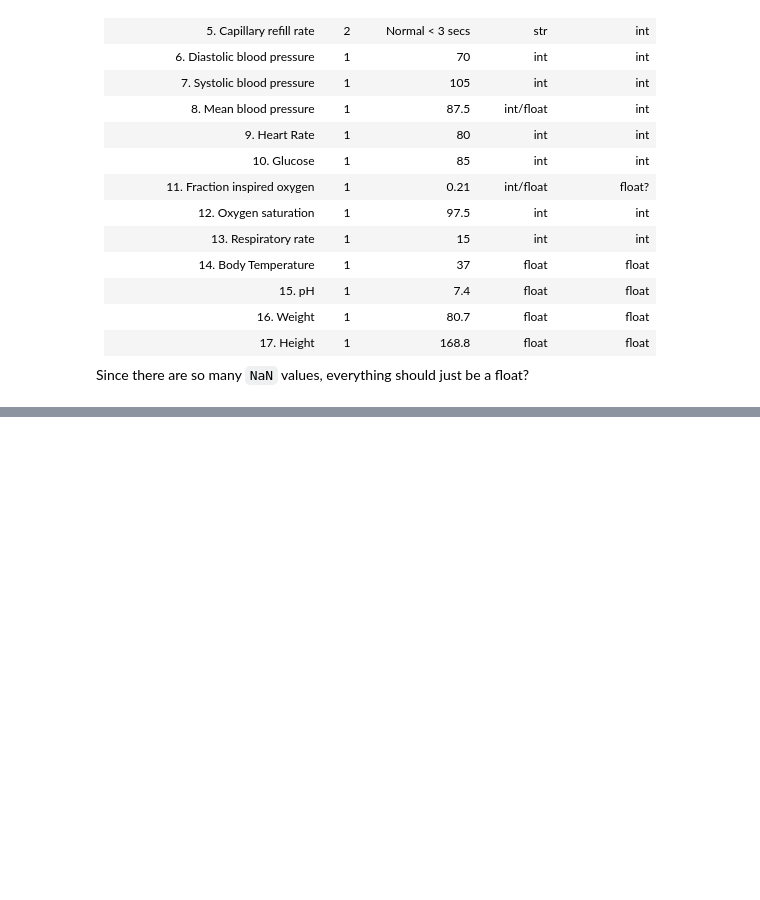
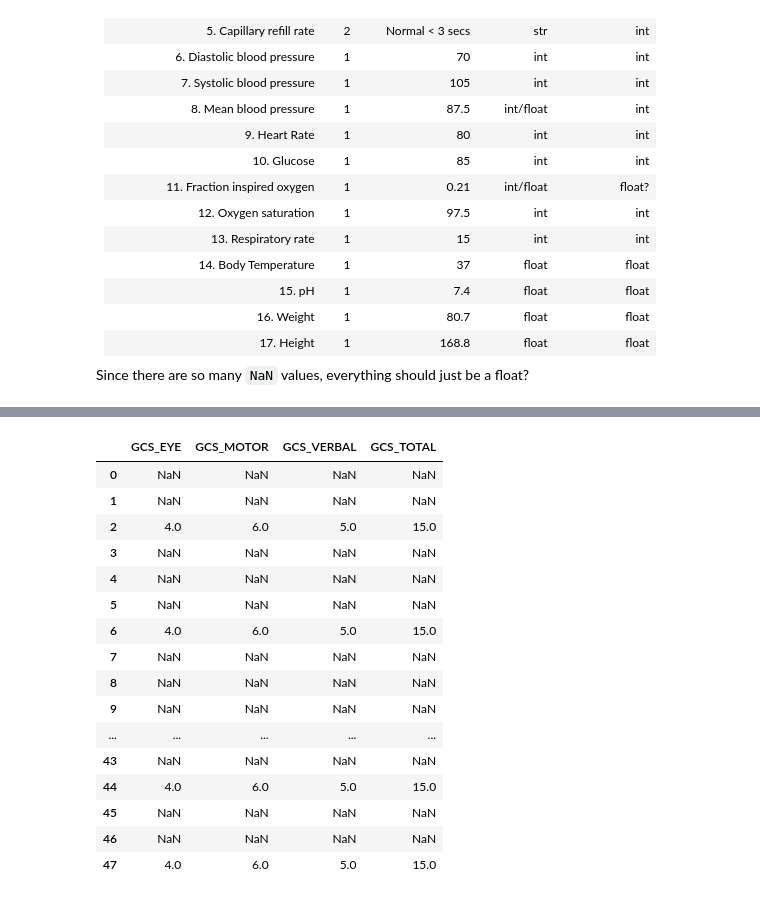
Before and after one commit to BencsikMD/CS598CourseProject, a Jupyter notebook: Step4_Test.ipynb, the cells around one changed output, grey strips where cells are left out. Drawn from its saved outputs; the diff is of its cells as text; code cells hidden in the pictures; blank space fills up the shorter version.

```diff
--- a/Step4_Test.ipynb
+++ b/Step4_Test.ipynb
@@ -221,0 +179,56 @@ with open('unique.txt', 'w') as f:
+# %%
+# # eye
+# ['4 Spontaneously', '1 No Response', '2 To pain', '3 To speech', 'nan', 'To Speech', 'Spontaneously', 'To Pain']
+# ['1 No Response', '2 To pain', '3 To speech','4 Spontaneously']
+# #   1           2       3          4
+# ['response', 'pain', 'speech', 'spont']
+
+# # motor
+# ['6 Obeys Commands', '5 Localizes Pain', '1 No Response', '4 Flex-withdraws', 'nan', '2 Abnorm extensn', '3 Abnorm flexion',
+#  'Localizes Pain', 'Obeys Commands', 'Flex-withdraws', 'No response', 'Abnormal Flexion', 'Abnormal extension']
+# ['1 No Response', '2 Abnorm extension', '3 Abnormal flexion', '4 Flex-withdraws', '5 Localizes Pain', '6 Obeys Commands']
+
+# #verbal
+# [ '1.0 ET/Trach',   'nan',  'No Response-ETT', 'Oriented', 'No Response', 'Confused', 'Incomprehensible sounds', 'Inappropriate Words']
+# ['1 No Response', '2 Incomp sounds', '3 Inapprop words','4 Confused', '5 Oriented',]
+# ['1 No Response', '2 Incomprehensible sounds', '3 Inappropriate words','4 Confused', '5 Oriented',]
+
+# pd.Series.str.startswith(pat, na=None)
+
+
+gcs_eye_map     = {'__missing__': np.NaN, '4 Spontaneously': '4', '1 No Response': '1', '2 To pain': '2', '3 To speech': '3', 'To Speech': '3', 'Spontaneously': '4', 'To Pain': '2'}
+gcs_motor_map   = {'__missing__': np.NaN, '6 Obeys Commands': '6', '5 Localizes Pain': '5', '1 No Response': '1', '4 Flex-withdraws': '4', '2 Abnorm extensn': '2', '3 Abnorm flexion': '3', 'Localizes Pain': '5',
+                    'Obeys Commands': '6', 'Flex-withdraws': '4', 'No response': '1', 'Abnormal Flexion': '3', 'Abnormal extension': '2'}
+gcs_verbal_map  = {'__missing__': np.NaN, '5 Oriented': '5', '1.0 ET/Trach': '1', '4 Confused': '4', '2 Incomp sounds': '2', '1 No Response': '1', '3 Inapprop words': '3', 'No Response-ETT': '1',
+                    'Oriented': '5', 'No Response': '1', 'Confused': '4', 'Incomprehensible sounds': '2', 'Inappropriate Words': '3'}
+
+# gcs = [
+#     {'EYE':}
+# ]
+# 'spontaneously'
+# %%
+test = pd.read_parquet(REDUCED_CE_BY_ICUSTAY_ID + chartevents_dir_list[0])
+test = test.reset_index(drop=True)
+test['GCS_EYE'] = test['GCS_EYE'].map(gcs_eye_map).astype(np.float64)
+test['GCS_MOTOR'] = test['GCS_MOTOR'].map(gcs_motor_map).astype(np.float64)
+test['GCS_VERBAL'] = test['GCS_VERBAL'].map(gcs_verbal_map).astype(np.float64)
+test['GCS_TOTAL'] = test['GCS_EYE'] + test['GCS_MOTOR'] + test['GCS_VERBAL']
+test.iloc[:,0:7:2]
+# %% [output]
+|  | GCS_EYE | GCS_MOTOR | GCS_VERBAL | GCS_TOTAL |
+| 0 | NaN | NaN | NaN | NaN |
+| 1 | NaN | NaN | NaN | NaN |
+| 2 | 4.0 | 6.0 | 5.0 | 15.0 |
+| 3 | NaN | NaN | NaN | NaN |
+| 4 | NaN | NaN | NaN | NaN |
+| 5 | NaN | NaN | NaN | NaN |
+| 6 | 4.0 | 6.0 | 5.0 | 15.0 |
+| 7 | NaN | NaN | NaN | NaN |
+| 8 | NaN | NaN | NaN | NaN |
+| 9 | NaN | NaN | NaN | NaN |
+| ... | ... | ... | ... | ... |
+| 43 | NaN | NaN | NaN | NaN |
+| 44 | 4.0 | 6.0 | 5.0 | 15.0 |
+| 45 | NaN | NaN | NaN | NaN |
+| 46 | NaN | NaN | NaN | NaN |
+| 47 | 4.0 | 6.0 | 5.0 | 15.0 |
```
Also changed, not shown: parts of 13 cells of this notebook.
